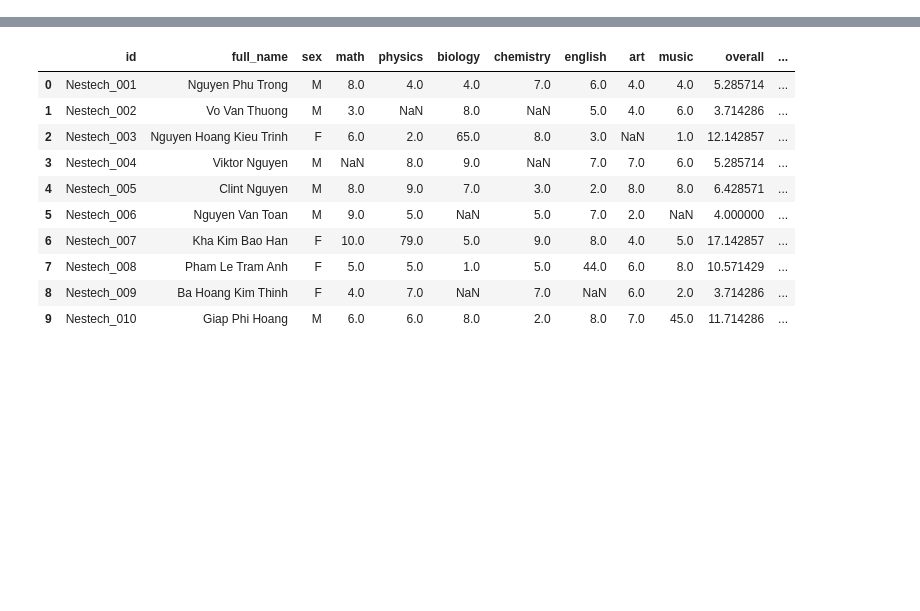
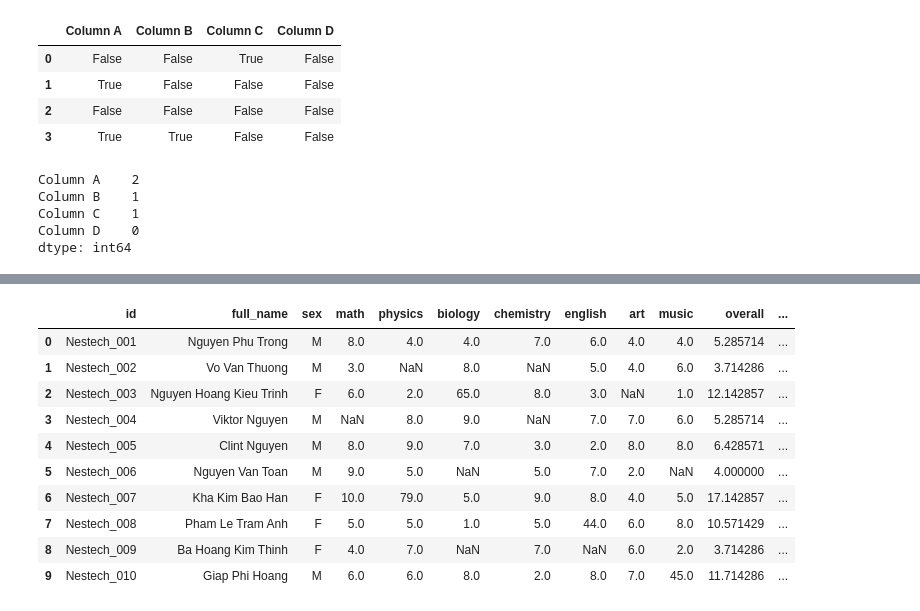
Before and after one commit to Disconnnected/self_training, a Jupyter notebook: data_analyst/numpy/self/pandas_cleaning.ipynb, the cells around one changed output, grey strips where cells are left out. Cells and saved outputs as stored; diff of their text form; code cells hidden in the pictures; blank space fills up the shorter version.

```diff
--- a/data_analyst/numpy/rmotr/pandas_cleaning.ipynb
+++ b/data_analyst/numpy/self/pandas_cleaning.ipynb
@@ -24,0 +112,8 @@ import numpy as np
+# %%
+# with DataFrame, there will be a few more things to consider, because you can't drop single values. You can only drop entire columns or rows
+df = pd.DataFrame({
+    'Column A': [1, np.nan, 30, np.nan],
+    'Column B': [2, 8, 31, np.nan],
+    'Column C': [np.nan, 9, 32, 100],
+    'Column D': [5, 8, 34, 110],
+})
@@ -24,0 +136,16 @@ import numpy as np
+# %%
+df.isnull()
+# %% [output]
+|  | Column A | Column B | Column C | Column D |
+| 0 | False | False | True | False |
+| 1 | True | False | False | False |
+| 2 | False | False | False | False |
+| 3 | True | True | False | False |
+# %%
+df.isnull().sum()
+# %% [output]
+Column A    2
+Column B    1
+Column C    1
+Column D    0
+dtype: int64
```
Also changed, not shown: parts of 44 cells of this notebook, 30 other files.
